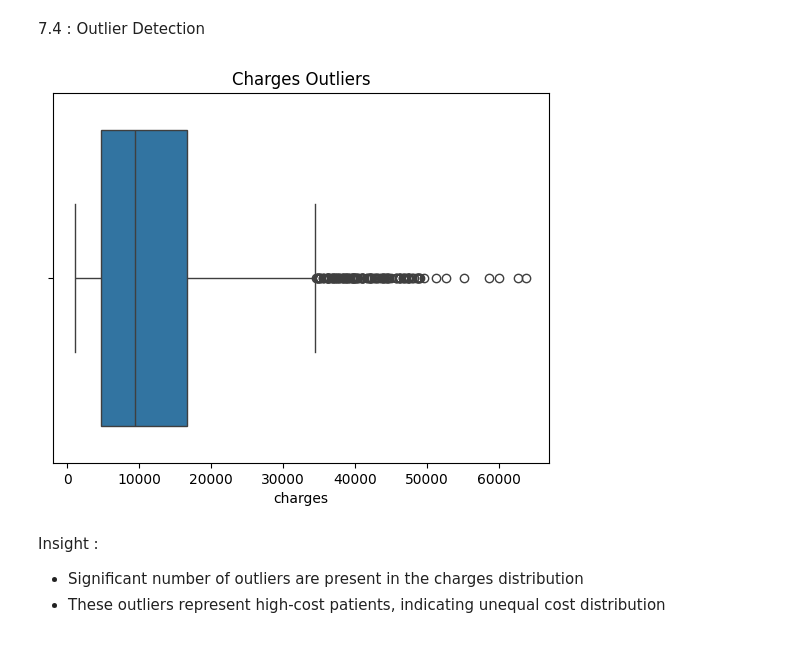
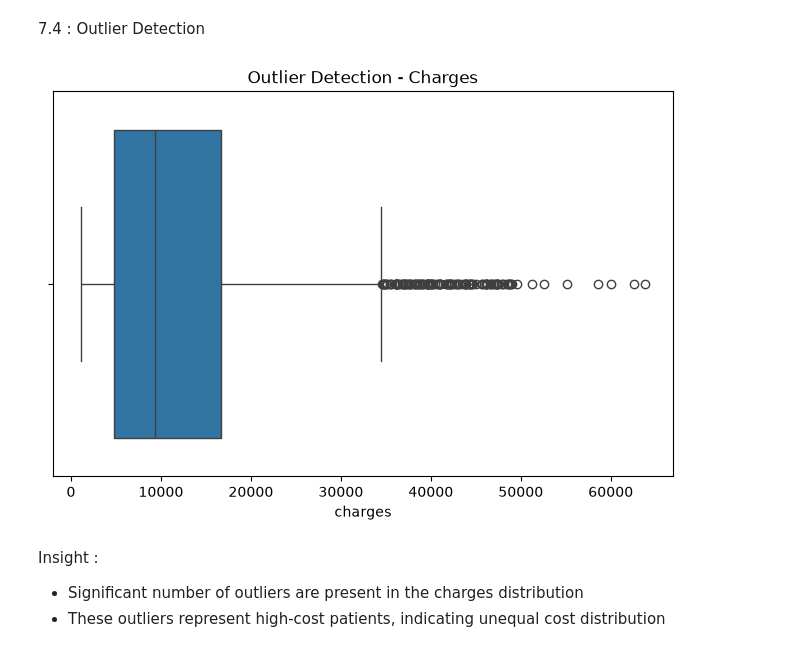
Before and after one commit to siva252005/healthcare-data-analytics, a Jupyter notebook: notebooks/healthcare_analysis.ipynb, the cells around one changed output. Drawn from its saved outputs; the diff is of its cells as text; code cells hidden in the pictures.

```diff
--- a/notebooks/healthcare_analysis.ipynb
+++ b/notebooks/healthcare_analysis.ipynb
@@ -228,11 +245,15 @@ Insight :
 # %% [markdown]
 7.4 : Outlier Detection
 # %%
+plt.figure(figsize=(8,5))
 sns.boxplot(x=df['charges'])
-plt.title("Charges Outliers")
+
+plt.title("Outlier Detection - Charges")
+
+plt.savefig("images/outlier_detection_charges.png", dpi=300, bbox_inches="tight")
 plt.show()
 # %% [output]
-[figure, old version]
+[figure, new version]
 # %% [markdown]
 Insight :
 
```
Also changed, not shown: parts of 23 cells of this notebook, 16 other files.
